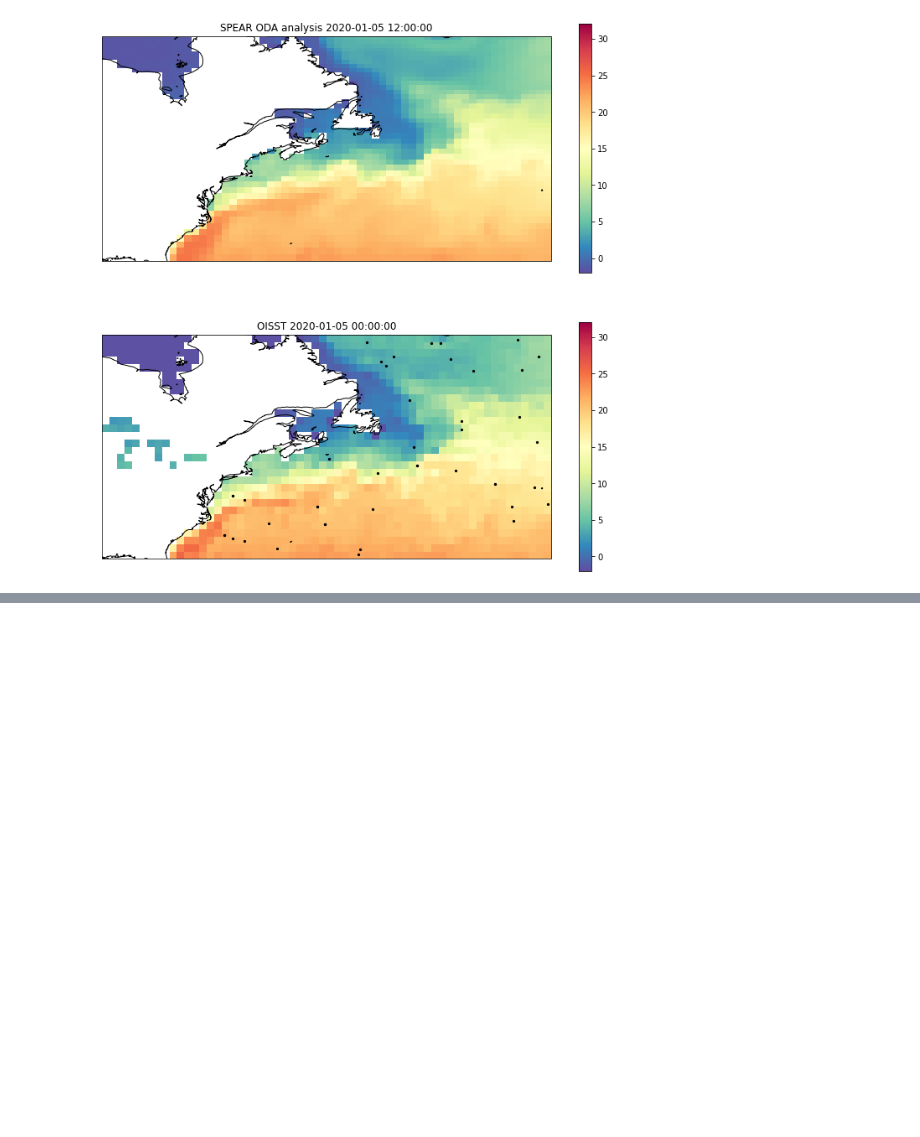
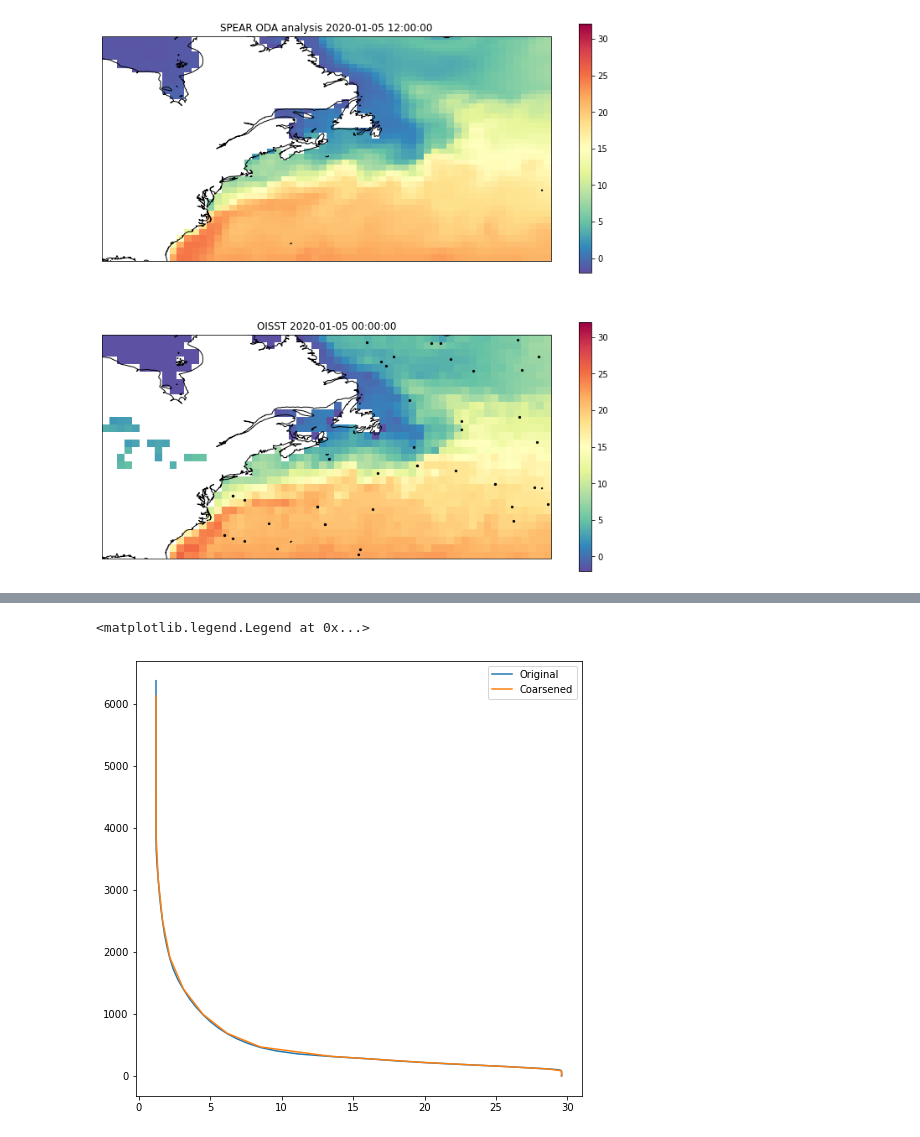
Before and after one commit to feiyulu/Diffusion_OceanDA, a Jupyter notebook: data_check.ipynb, the cells around one changed output, grey strips where cells are left out. Drawn from its saved outputs; the diff is of its cells as text; code cells hidden in the pictures; blank space fills up the shorter version.

```diff
--- a/data_check.ipynb
+++ b/data_check.ipynb
@@ -32,6 +32,13 @@ basin_code = basin_ds['basin']
 
 model_dz_ds = xr.open_dataset(f'{data_dir}/model_data/M9/vgrid_75_2m.nc')
 model_dz = model_dz_ds.dz
+model_z = np.zeros(len(model_dz))
+model_z[0] = model_dz[0]/2
+for i in range(1,len(model_dz)):
+    model_z[i] = model_z[i-1] + (model_dz[i-1]+model_dz[i])/2
+model_zi = np.zeros(len(model_dz)+1)
+for i in range(1,len(model_dz)+1):
+    model_zi[i] = model_dz[0:i].sum().values
 
 T_ds = xr.open_mfdataset(
     [f'{data_dir}/model_data/M9/ocean_daily.{year}0101-{year}1231.{T_varname}.nc' for year in years])
@@ -204,3 +211,8 @@ for ax in axes:
 # fig.tight_layout()
 # %% [output]
 [figure]
+# %%
+importlib.reload(data_types)
+combine_levels = range(0,len(model_dz)+1,3)
+model_dz_coarse, model_z_coarse = data_types.depth_vertical_coarsen(model_dz,combine_levels)
+T_var_coarse = data_types.variable_vertical_coarsen(T_var,model_dz,combine_levels)
@@ -206,0 +239,16 @@ for ax in axes:
+# %%
+rng = np.random.default_rng()
+itime = rng.integers(0,len(T_var.time))
+ilat = rng.integers(0,len(T_var.yh))
+ilon = rng.integers(0,len(T_var.xh))
+while (basin_code[ilat,ilon]>3 or basin_code[ilat,ilon]==0):
+    ilat = rng.integers(0,len(T_var.yh))
+    ilon = rng.integers(0,len(T_var.xh))
+
+fig, ax = plt.subplots(1,1,figsize=(8,8))
+ax.plot(T_var.isel(time=itime,xh=ilon,yh=ilat),model_z,label='Original')
+ax.plot(T_var_coarse.isel(time=itime,xh=ilon,yh=ilat),T_var_coarse.z,label='Coarsened')
+ax.legend()
+# %% [output]
+<matplotlib.legend.Legend at 0x...>
+[figure, added]
```
Also changed, not shown: parts of 2 cells of this notebook, 2 other files.
